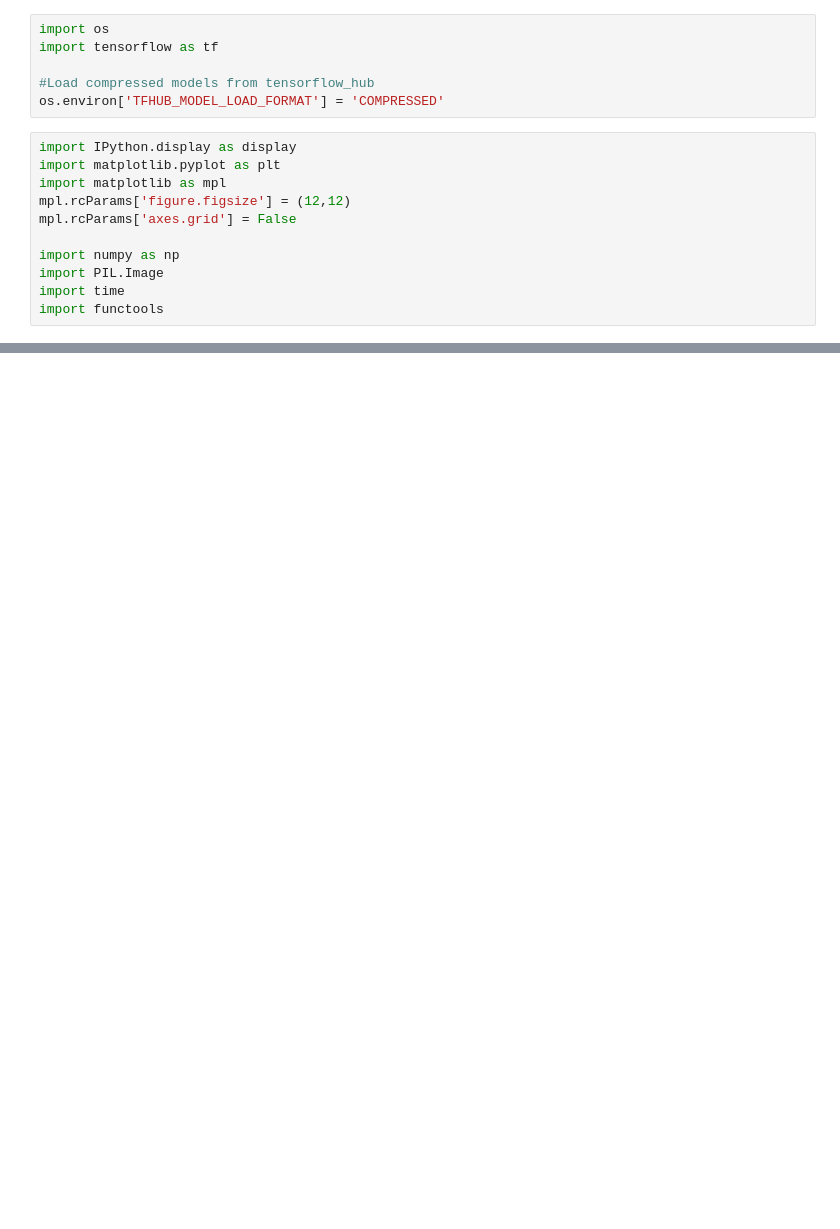
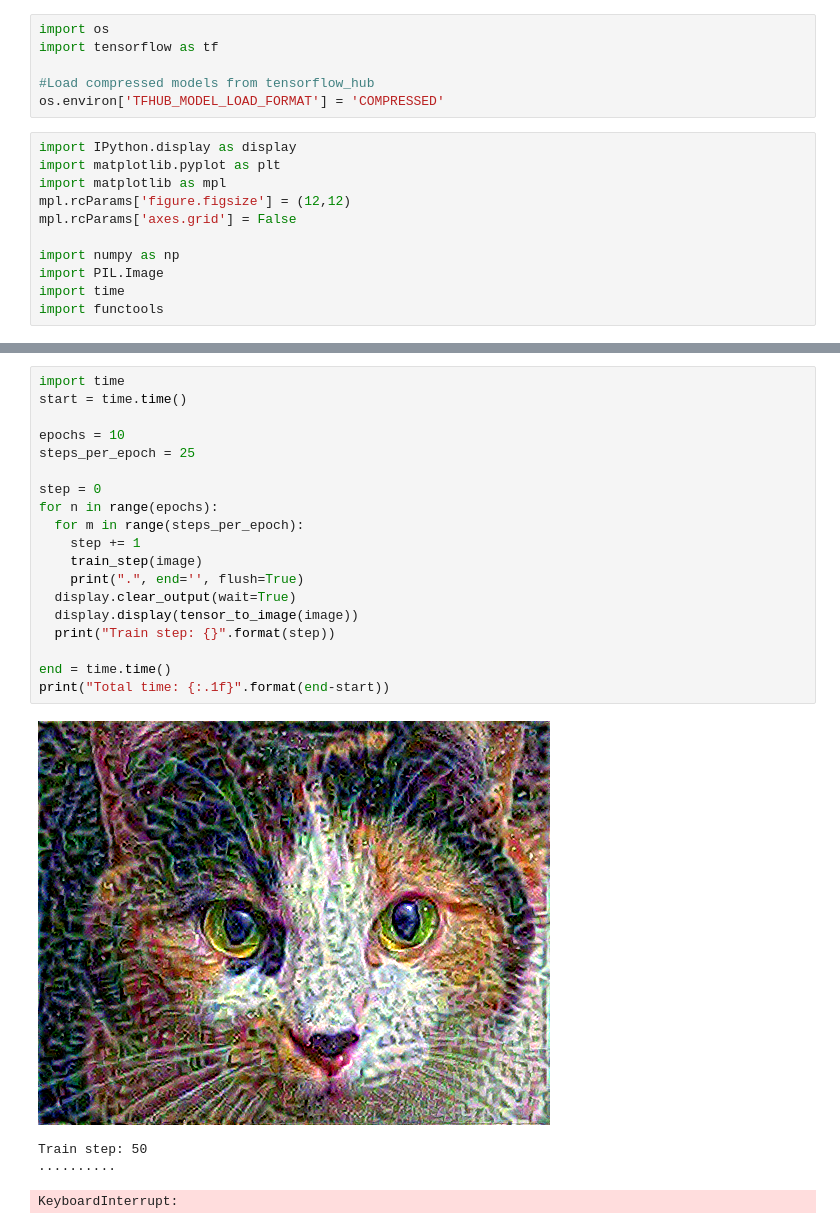
Before and after one commit to mdisant/Art_Style_Transfer, a Jupyter notebook: ann-final-project-art-style-transfer.ipynb, the cells around one changed output, grey strips where cells are left out. Saved outputs shown, nothing was run; the diff lists cells and outputs as text; blank space fills up the shorter version.

```diff
--- a/ann-final-project-art-style-transfer.ipynb
+++ b/ann-final-project-art-style-transfer.ipynb
@@ -56,0 +285,24 @@ def preprocess_image(impage_path):
+# %%
+import time
+start = time.time()
+
+epochs = 10
+steps_per_epoch = 25
+
+step = 0
+for n in range(epochs):
+  for m in range(steps_per_epoch):
+    step += 1
+    train_step(image)
+    print(".", end='', flush=True)
+  display.clear_output(wait=True)
+  display.display(tensor_to_image(image))
+  print("Train step: {}".format(step))
+
+end = time.time()
+print("Total time: {:.1f}".format(end-start))
+# %% [output]
+[figure, added]
+Train step: 50
+..........
+KeyboardInterrupt:
```
Also changed, not shown: parts of 25 cells of this notebook.
